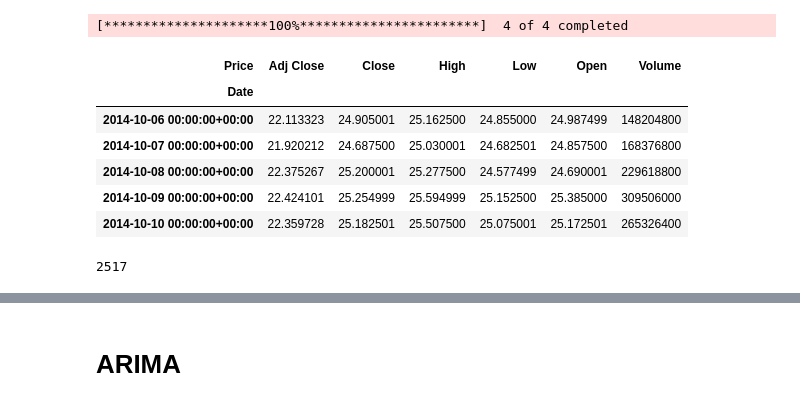
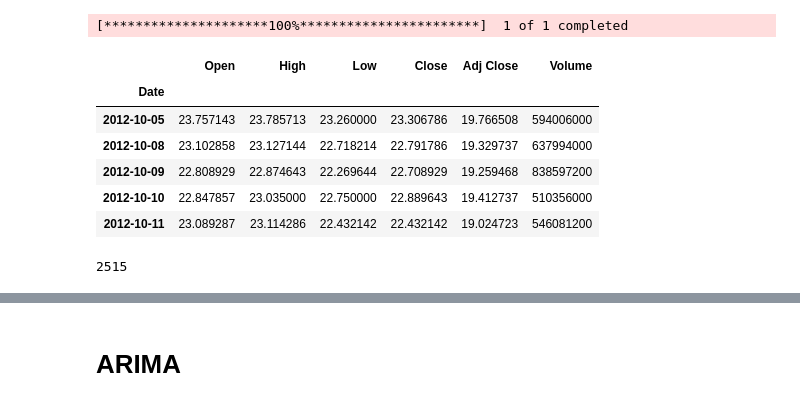
Before and after one commit to Luv-valecha/Stock_Price_Prediction, a Jupyter notebook: ARIMA.ipynb, the cells around one changed output, grey strips where cells are left out. Cells and saved outputs as stored; diff of their text form; code cells hidden in the pictures.

```diff
--- a/ARIMA.ipynb
+++ b/ARIMA.ipynb
@@ -16,32 +16,31 @@ from datetime import datetime as dt
 import yfinance as yf
 
 # list of the companies
-company_list = ['AAPL', 'GOOG', 'MSFT', 'AMZN']
+company_list = ['AAPL']
 
 # set the time frame
-end_date = dt.today()
+end_date = dt(dt.today().year-2, dt.today().month, dt.today().day)
+
 start_date = dt(end_date.year-10, end_date.month , end_date.day)
 
 # get the data
 data = yf.download(company_list, start=start_date, end=end_date)
+test = data.copy()
 # %% [output]
-[*********************100%***********************]  4 of 4 completed
+[*********************100%***********************]  1 of 1 completed
 # %%
-# took only apple data
-apple_data = data.xs('AAPL', level='Ticker', axis=1)
-
 # convert this raw data to a dataframe
-df = pd.DataFrame(apple_data)
-df.head()
+apple_data = pd.DataFrame(data)
+apple_data.head()
 # %% [output]
-| Price | Adj Close | Close | High | Low | Open | Volume |
+|  | Open | High | Low | Close | Adj Close | Volume |
 | Date |  |  |  |  |  |  |
-| 2014-10-06 00:00:00+00:00 | 22.113323 | 24.905001 | 25.162500 | 24.855000 | 24.987499 | 148204800 |
-| 2014-10-07 00:00:00+00:00 | 21.920212 | 24.687500 | 25.030001 | 24.682501 | 24.857500 | 168376800 |
-| 2014-10-08 00:00:00+00:00 | 22.375267 | 25.200001 | 25.277500 | 24.577499 | 24.690001 | 229618800 |
-| 2014-10-09 00:00:00+00:00 | 22.424101 | 25.254999 | 25.594999 | 25.152500 | 25.385000 | 309506000 |
-| 2014-10-10 00:00:00+00:00 | 22.359728 | 25.182501 | 25.507500 | 25.075001 | 25.172501 | 265326400 |
+| 2012-10-05 | 23.757143 | 23.785713 | 23.260000 | 23.306786 | 19.766508 | 594006000 |
+| 2012-10-08 | 23.102858 | 23.127144 | 22.718214 | 22.791786 | 19.329737 | 637994000 |
+| 2012-10-09 | 22.808929 | 22.874643 | 22.269644 | 22.708929 | 19.259468 | 838597200 |
+| 2012-10-10 | 22.847857 | 23.035000 | 22.750000 | 22.889643 | 19.412737 | 510356000 |
+| 2012-10-11 | 23.089287 | 23.114286 | 22.432142 | 22.432142 | 19.024723 | 546081200 |
 # %%
-len(df)
+len(apple_data)
 # %% [output]
-2517
+2515
```
Also changed, not shown: parts of 31 cells of this notebook.
